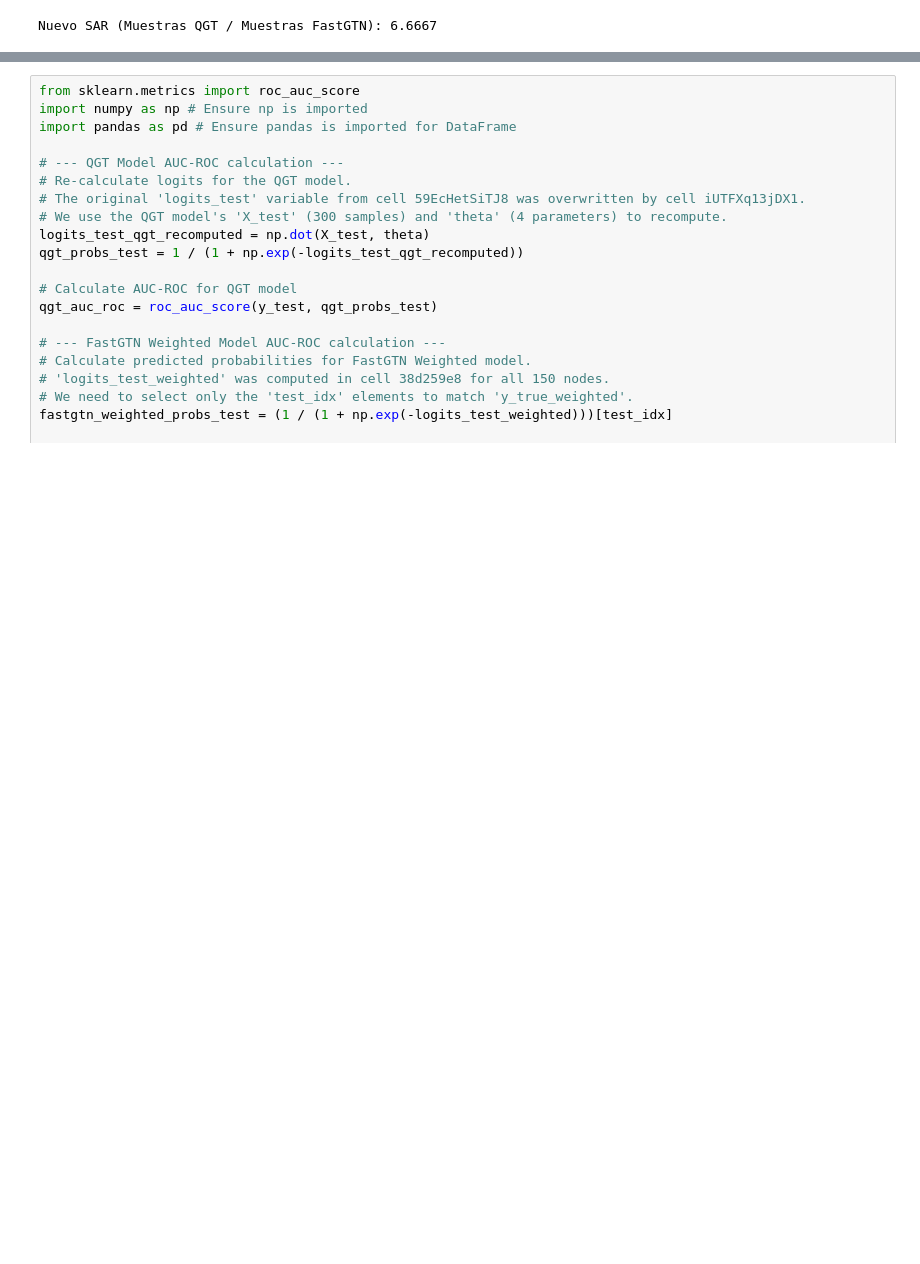
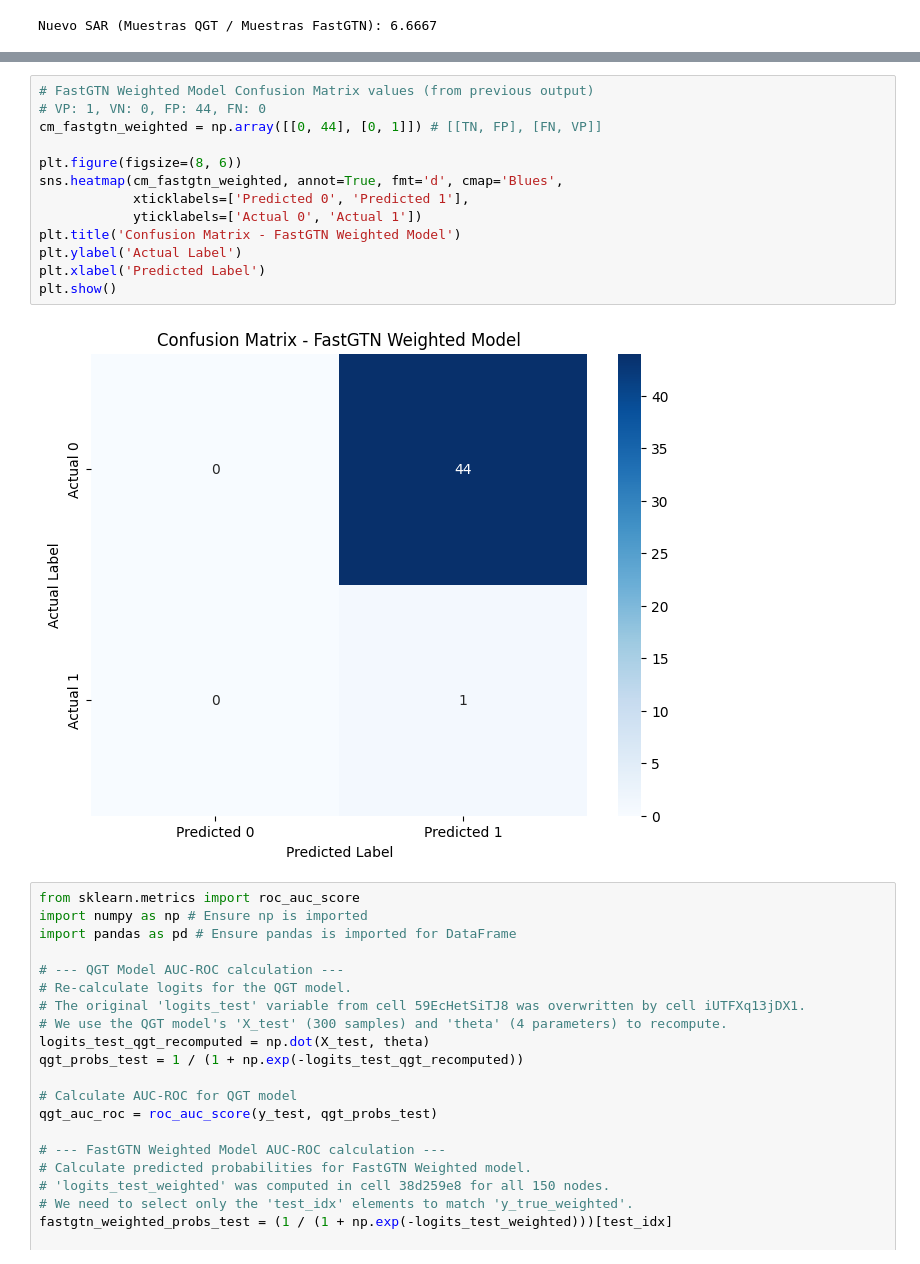
Before and after one commit to luisgabrielmatthew74/codeprojects, a Jupyter notebook: red_mx.ipynb, the cells around one changed output, grey strips where cells are left out. Saved outputs shown, nothing was run; the diff lists cells and outputs as text; blank space fills up the shorter version.

```diff
--- a/red_mx.ipynb
+++ b/red_mx.ipynb
@@ -504,3 +523,18 @@ Nuevo SAR (Muestras QGT / Muestras FastGTN): 6.6667
+# %%
+# FastGTN Weighted Model Confusion Matrix values (from previous output)
+# VP: 1, VN: 0, FP: 44, FN: 0
+cm_fastgtn_weighted = np.array([[0, 44], [0, 1]]) # [[TN, FP], [FN, VP]]
+
+plt.figure(figsize=(8, 6))
+sns.heatmap(cm_fastgtn_weighted, annot=True, fmt='d', cmap='Blues',
+            xticklabels=['Predicted 0', 'Predicted 1'],
+            yticklabels=['Actual 0', 'Actual 1'])
+plt.title('Confusion Matrix - FastGTN Weighted Model')
+plt.ylabel('Actual Label')
+plt.xlabel('Predicted Label')
+plt.show()
+# %% [output]
+[figure, added]
 # %%
 from sklearn.metrics import roc_auc_score
 import numpy as np # Ensure np is imported
```
Also changed, not shown: parts of 1 cell of this notebook.
